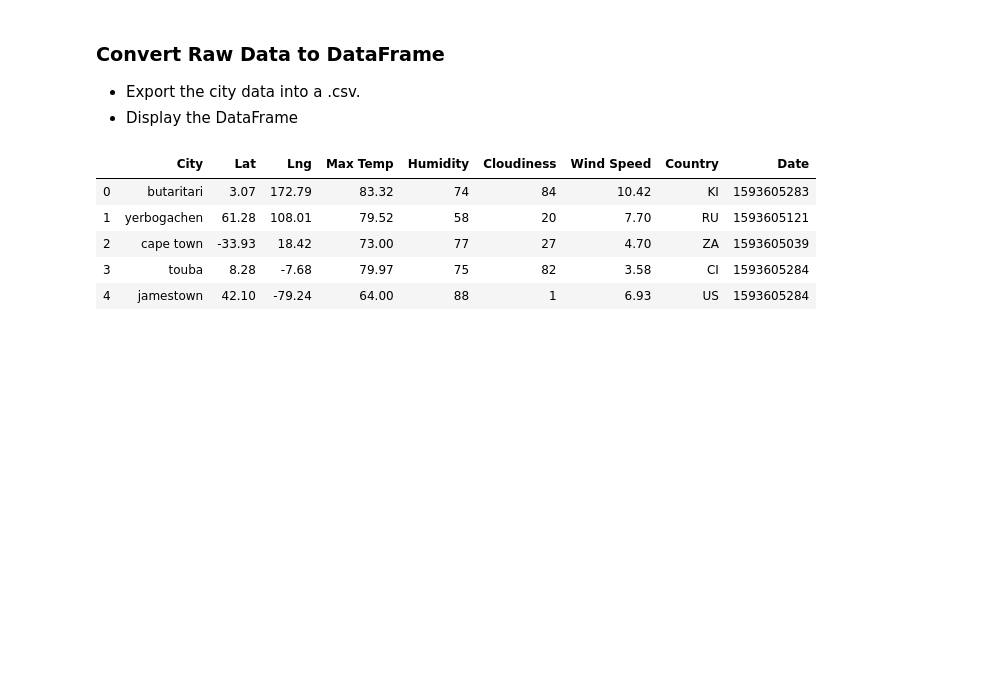
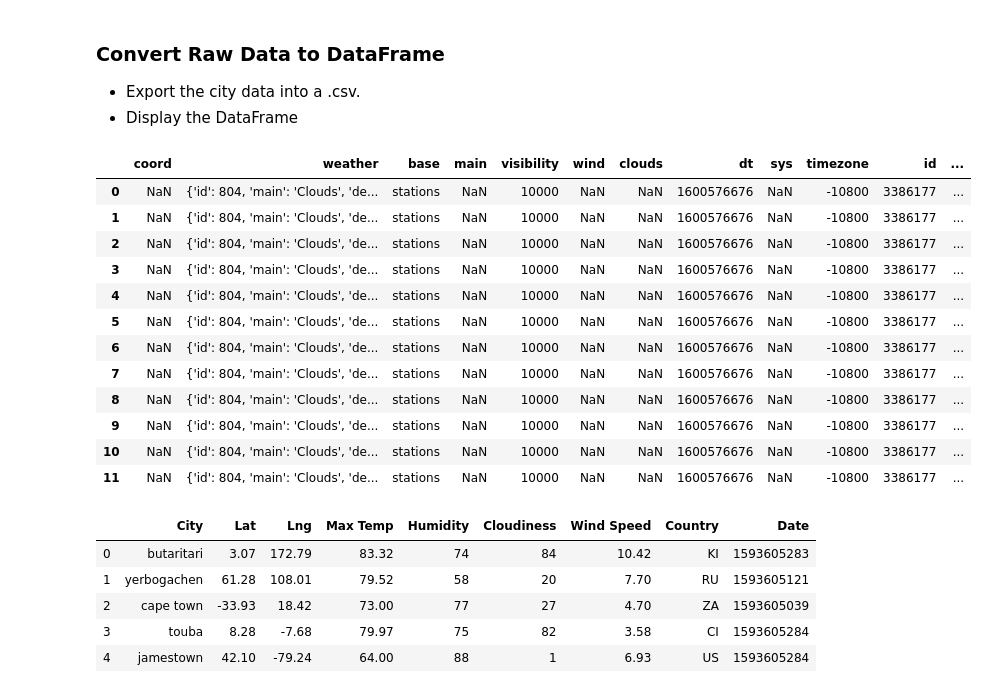
Before and after one commit to SybileC/python-api-challenge, a Jupyter notebook: 02-Homework_06-Python-APIs_Instructions_starter_code_WeatherPy.ipynb, the cells around one changed output. Saved outputs shown, nothing was run; the diff lists cells and outputs as text; code cells hidden in the pictures; blank space fills up the shorter version.

```diff
--- a/02-Homework_06-Python-APIs_Instructions_starter_code_WeatherPy.ipynb
+++ b/02-Homework_06-Python-APIs_Instructions_starter_code_WeatherPy.ipynb
@@ -84,6 +176,25 @@ Data Retrieval Complete
 ### Convert Raw Data to DataFrame
 * Export the city data into a .csv.
 * Display the DataFrame
+# %%
+# csvfile = pd.read_csv(response)
+index = range(0, len(response)-1)
+df = pd.DataFrame(response, index=index)
+df
+# %% [output]
+|  | coord | weather | base | main | visibility | wind | clouds | dt | sys | timezone | id | ... |
+| 0 | NaN | {'id': 804, 'main': 'Clouds', 'de... | stations | NaN | 10000 | NaN | NaN | 1600576676 | NaN | -10800 | 3386177 | ... |
+| 1 | NaN | {'id': 804, 'main': 'Clouds', 'de... | stations | NaN | 10000 | NaN | NaN | 1600576676 | NaN | -10800 | 3386177 | ... |
+| 2 | NaN | {'id': 804, 'main': 'Clouds', 'de... | stations | NaN | 10000 | NaN | NaN | 1600576676 | NaN | -10800 | 3386177 | ... |
+| 3 | NaN | {'id': 804, 'main': 'Clouds', 'de... | stations | NaN | 10000 | NaN | NaN | 1600576676 | NaN | -10800 | 3386177 | ... |
+| 4 | NaN | {'id': 804, 'main': 'Clouds', 'de... | stations | NaN | 10000 | NaN | NaN | 1600576676 | NaN | -10800 | 3386177 | ... |
+| 5 | NaN | {'id': 804, 'main': 'Clouds', 'de... | stations | NaN | 10000 | NaN | NaN | 1600576676 | NaN | -10800 | 3386177 | ... |
+| 6 | NaN | {'id': 804, 'main': 'Clouds', 'de... | stations | NaN | 10000 | NaN | NaN | 1600576676 | NaN | -10800 | 3386177 | ... |
+| 7 | NaN | {'id': 804, 'main': 'Clouds', 'de... | stations | NaN | 10000 | NaN | NaN | 1600576676 | NaN | -10800 | 3386177 | ... |
+| 8 | NaN | {'id': 804, 'main': 'Clouds', 'de... | stations | NaN | 10000 | NaN | NaN | 1600576676 | NaN | -10800 | 3386177 | ... |
+| 9 | NaN | {'id': 804, 'main': 'Clouds', 'de... | stations | NaN | 10000 | NaN | NaN | 1600576676 | NaN | -10800 | 3386177 | ... |
+| 10 | NaN | {'id': 804, 'main': 'Clouds', 'de... | stations | NaN | 10000 | NaN | NaN | 1600576676 | NaN | -10800 | 3386177 | ... |
+| 11 | NaN | {'id': 804, 'main': 'Clouds', 'de... | stations | NaN | 10000 | NaN | NaN | 1600576676 | NaN | -10800 | 3386177 | ... |
 # %%
 # %% [output]
 |  | City | Lat | Lng | Max Temp | Humidity | Cloudiness | Wind Speed | Country | Date |
```
Also changed, not shown: parts of 9 cells of this notebook.
